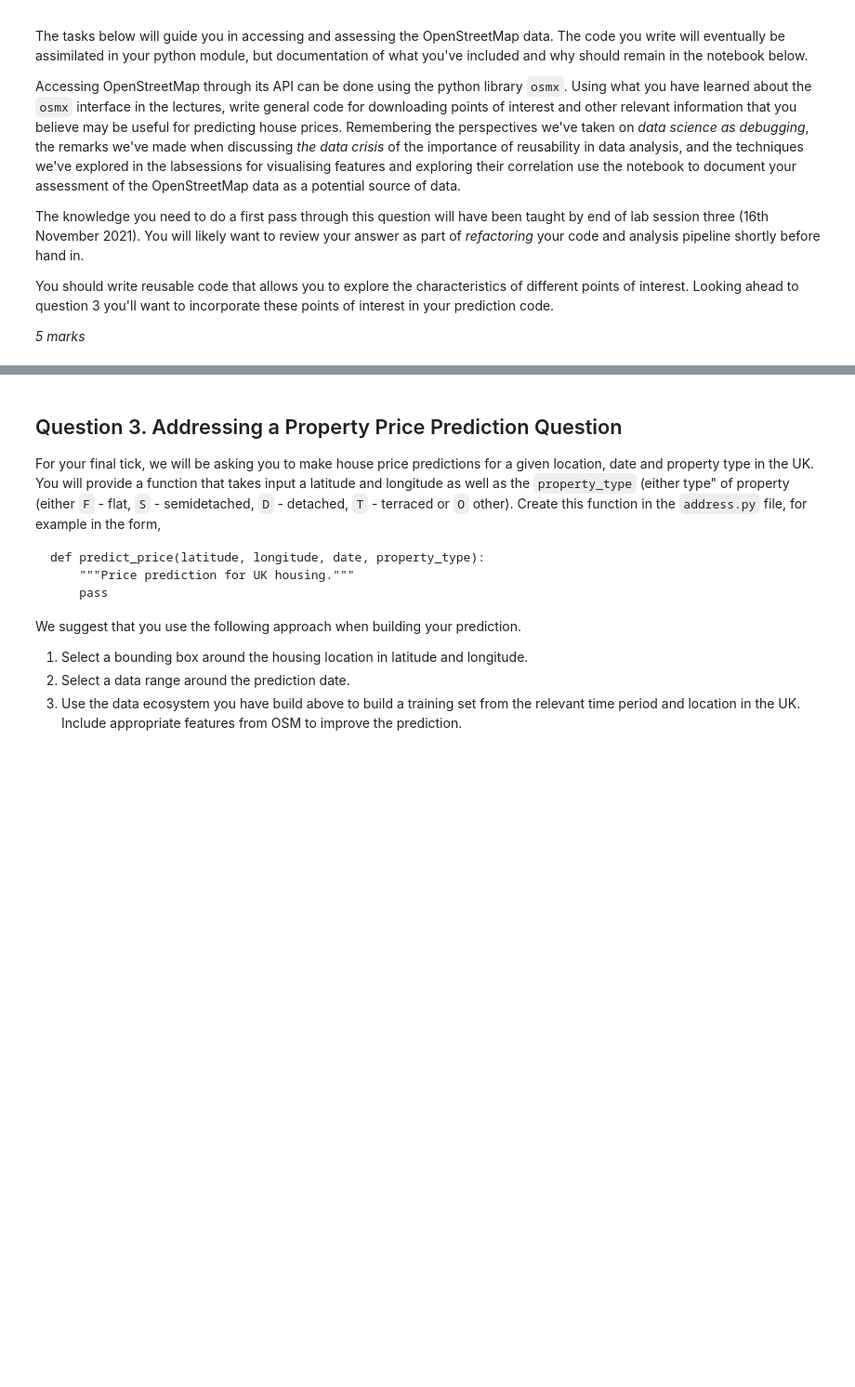
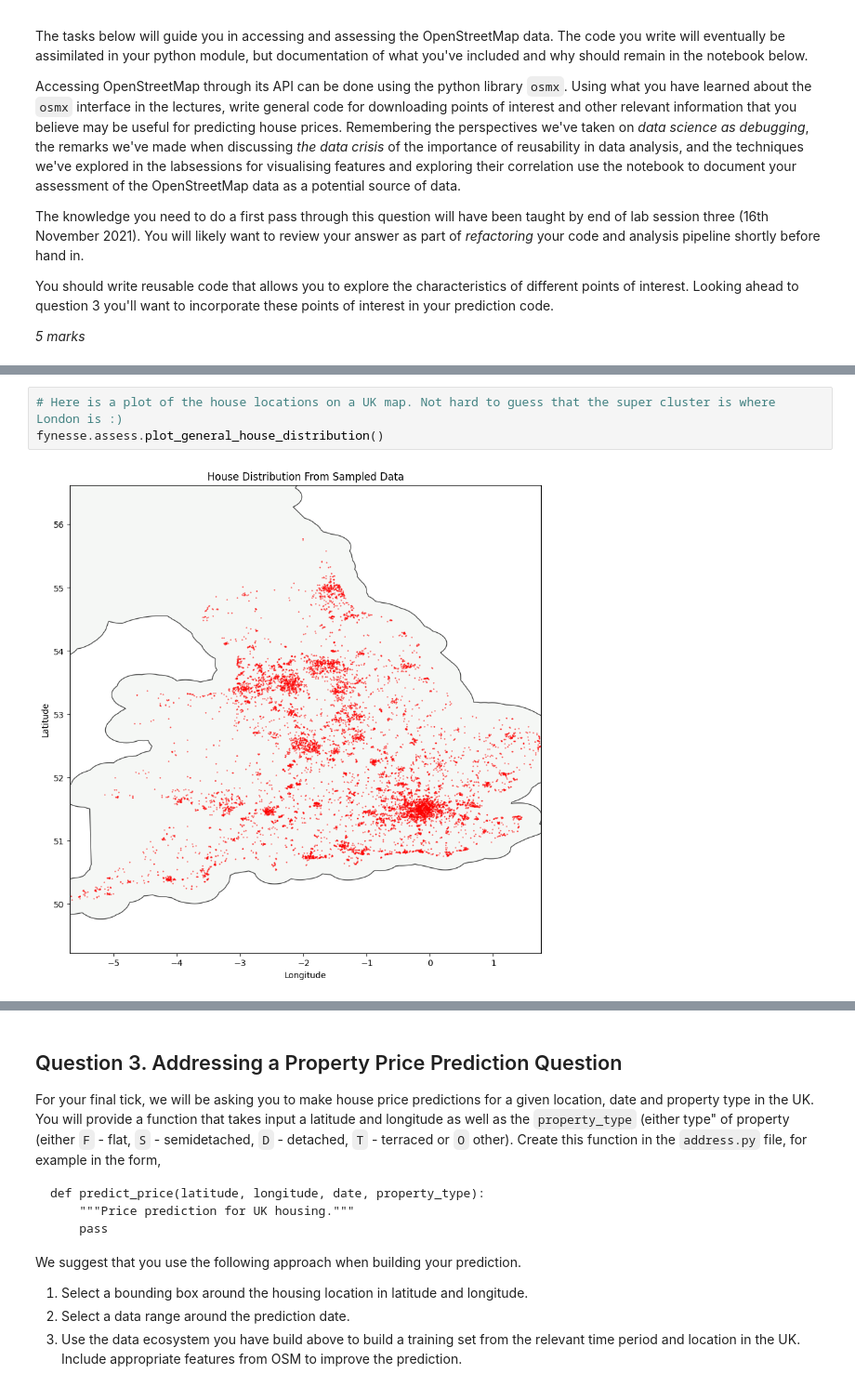
Before and after one commit to jeffrey-22/ads, a Jupyter notebook: notebooks/ads_course_assessment.ipynb, the cells around one changed output, grey strips where cells are left out. Shown: that part at 93% size. Saved outputs shown, nothing was run; the diff lists cells and outputs as text; blank space fills up the shorter version.

```diff
--- a/notebooks/ads_course_assessment.ipynb
+++ b/notebooks/ads_course_assessment.ipynb
@@ -282,0 +382,5 @@ You should write reusable code that allows you to explore the characteristics of
+# %%
+# Here is a plot of the house locations on a UK map. Not hard to guess that the super cluster is where London is :)
+fynesse.assess.plot_general_house_distribution()
+# %% [output]
+[figure, added]
```
Also changed, not shown: parts of 20 cells of this notebook, 5 other files.
